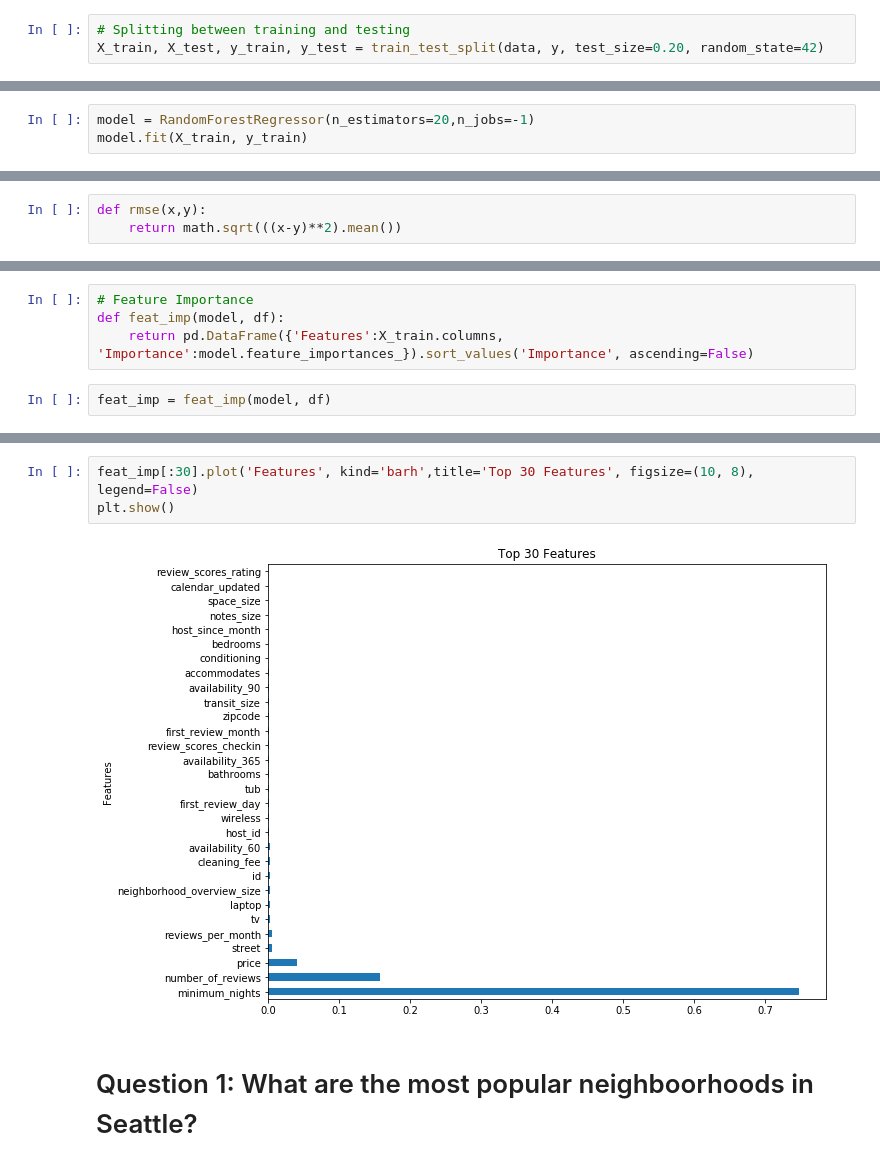
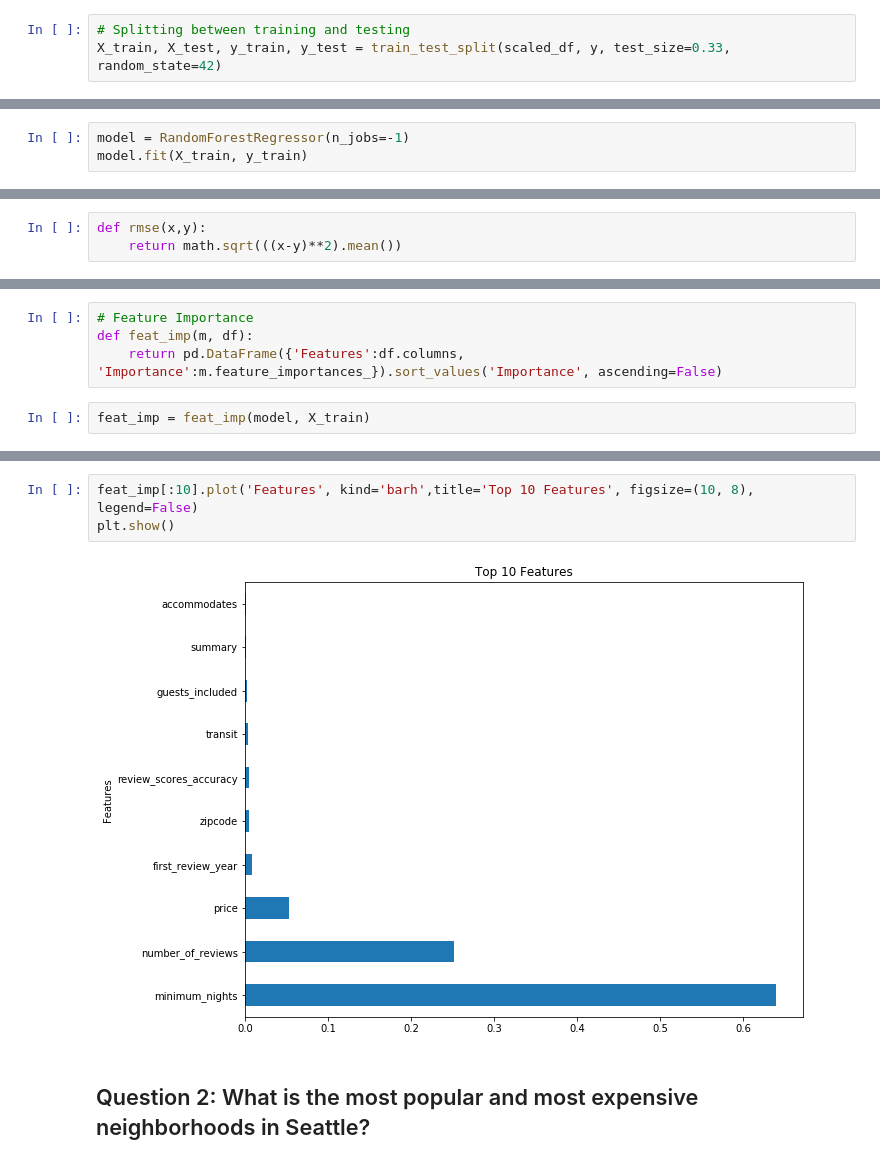
Before and after one commit to waficf/Kaggle_Competitions, a Jupyter notebook: AirBnB.ipynb, the cells around one changed output, grey strips where cells are left out. Drawn from its saved outputs; the diff is of its cells as text.

```diff
--- a/AirBnB.ipynb
+++ b/AirBnB.ipynb
@@ -401,6 +397,6 @@ len(df)
 # %%
 # Splitting between training and testing
-X_train, X_test, y_train, y_test = train_test_split(data, y, test_size=0.20, random_state=42)
+X_train, X_test, y_train, y_test = train_test_split(scaled_df, y, test_size=0.33, random_state=42)
 # %% [markdown]
 ## Random Forest
 # %% [markdown]
@@ -417,5 +404,5 @@ param_grid = { "n_estimators"      : [10,20,30],
 # %%
-model = RandomForestRegressor(n_estimators=20,n_jobs=-1)
+model = RandomForestRegressor(n_jobs=-1)
 model.fit(X_train, y_train)
 # %% [output]
 RandomForestRegressor(bootstrap=True, criterion='mse', max_depth=None,
@@ -451,6 +466,6 @@ Testing_Score:  0.8114694720359876
 # %%
 # Feature Importance
-def feat_imp(model, df):
-    return pd.DataFrame({'Features':X_train.columns, 'Importance':model.feature_importances_}).sort_values('Importance', ascending=False)
+def feat_imp(m, df):
+    return pd.DataFrame({'Features':df.columns, 'Importance':m.feature_importances_}).sort_values('Importance', ascending=False)
 # %%
-feat_imp = feat_imp(model, df)
+feat_imp = feat_imp(model, X_train)
@@ -477,7 +472,7 @@ feat_imp[:30]
 # %%
-feat_imp[:30].plot('Features', kind='barh',title='Top 30 Features', figsize=(10, 8), legend=False)
+feat_imp[:10].plot('Features', kind='barh',title='Top 10 Features', figsize=(10, 8), legend=False)
 plt.show()
 # %% [output]
-[figure, old version]
+[figure, new version]
 # %% [markdown]
-# Question 1: What are the most popular neighboorhoods in Seattle?
+## Question 2: What is the most popular and most expensive neighborhoods in Seattle?
```
Also changed, not shown: parts of 46 cells of this notebook.
